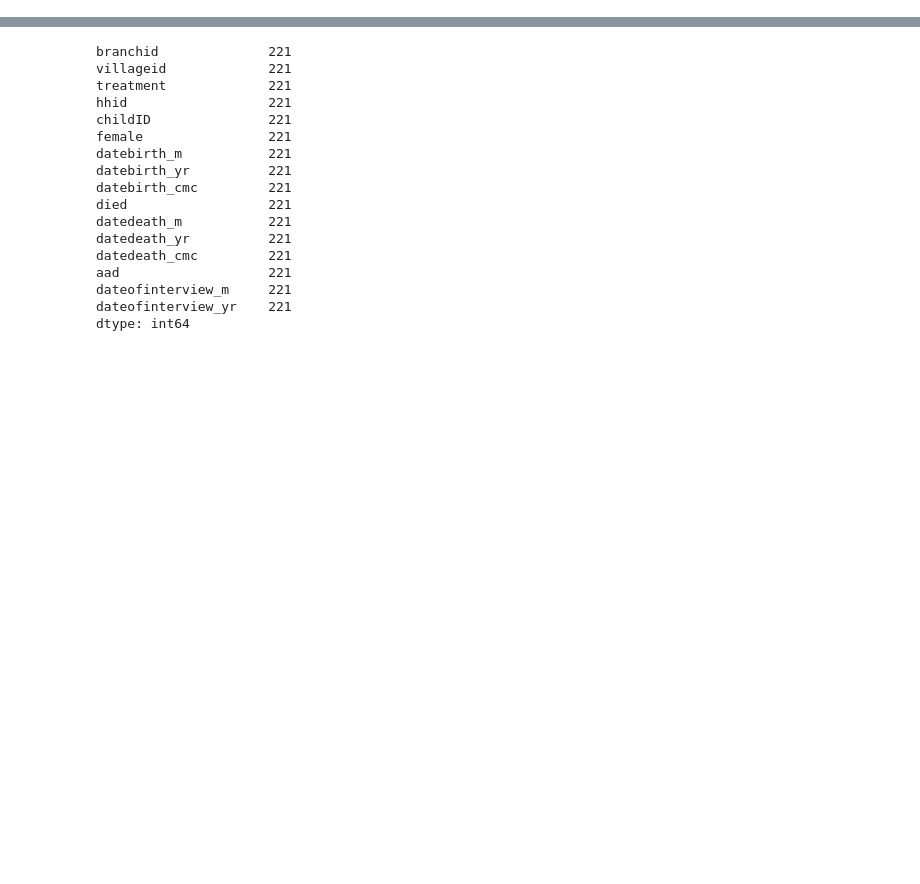
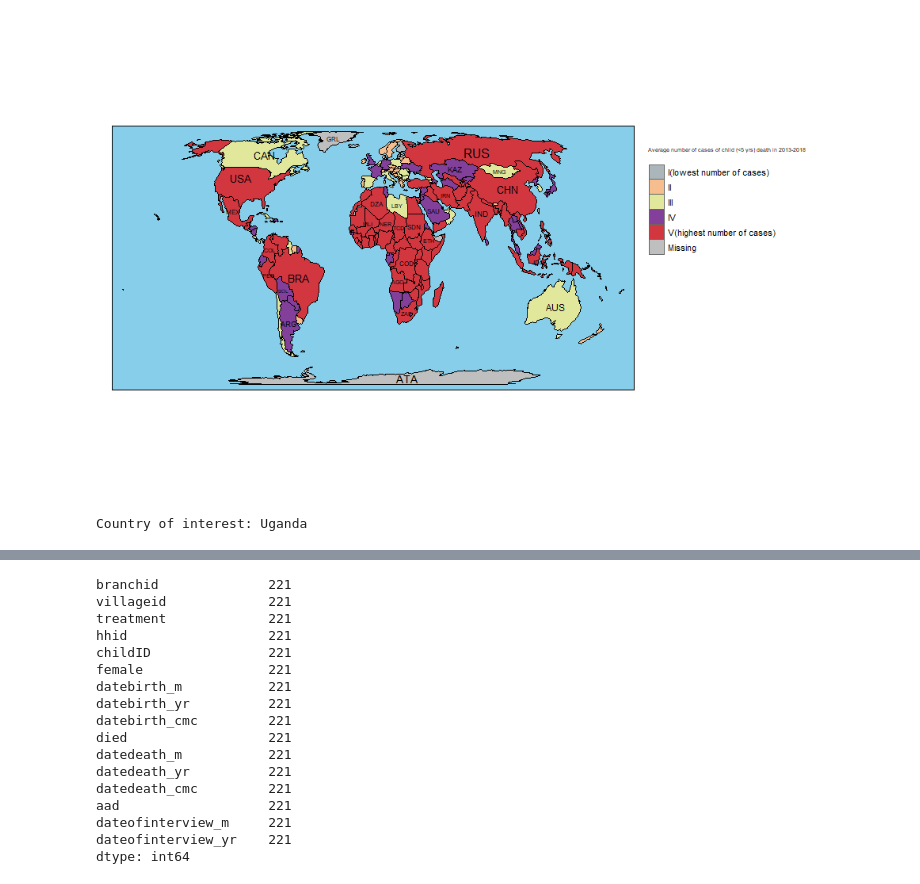
Before and after one commit to madinajapakhova/Project-replication, a Jupyter notebook: MJapakhova project(replication).ipynb, the cells around one changed output, grey strips where cells are left out. Drawn from its saved outputs; the diff is of its cells as text; code cells hidden in the pictures; blank space fills up the shorter version.

```diff
--- a/MJapakhova project(replication).ipynb
+++ b/MJapakhova project(replication).ipynb
@@ -7,0 +5,9 @@ Country of interest: Uganda
+# %%
+from IPython.display import Image
+Image(filename='World.png')
+# %% [output]
+[figure, added]
+# %%
+print("Country of interest: Uganda")
+# %% [output]
+Country of interest: Uganda
```
Also changed, not shown: parts of 2 cells of this notebook.
